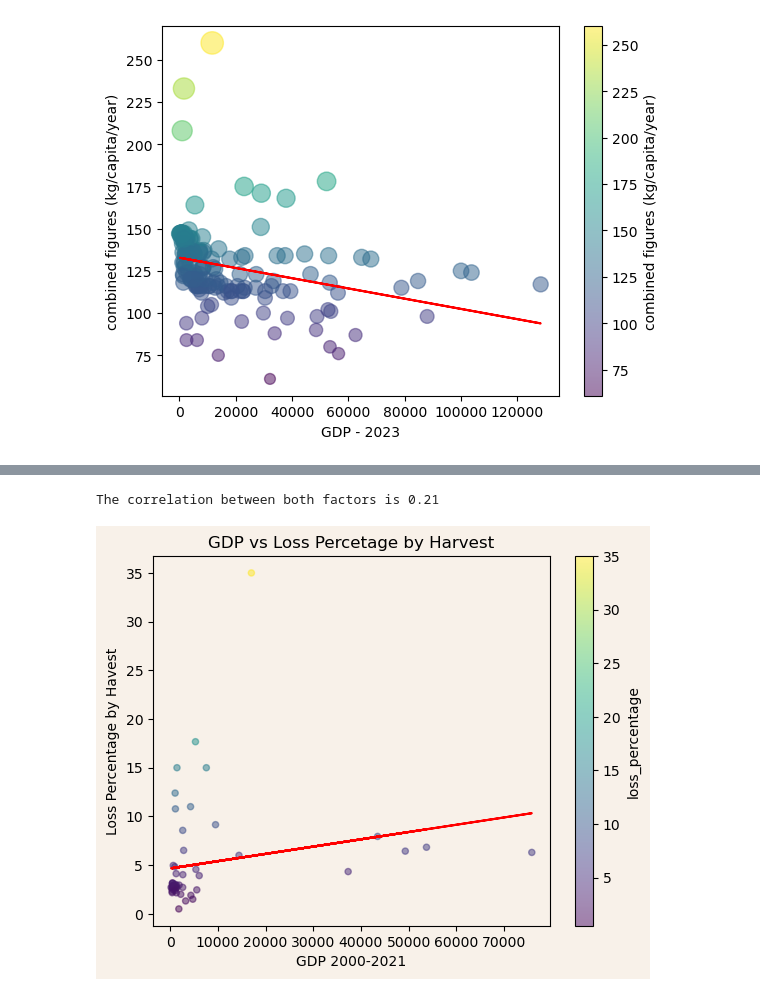
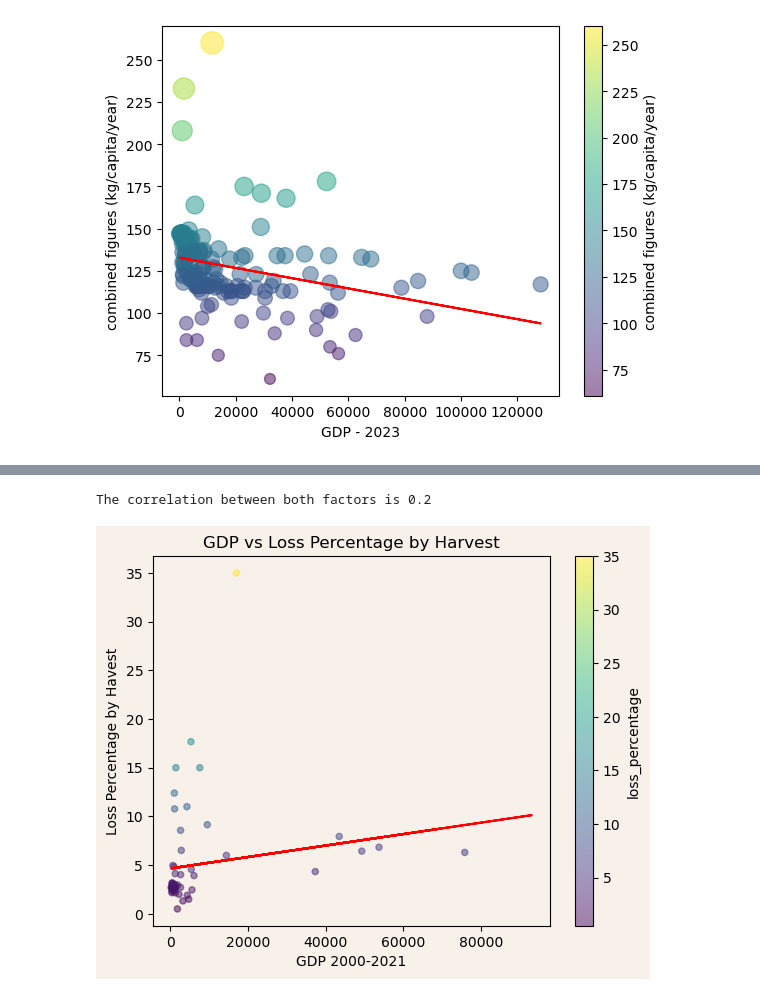
Before and after one commit to alanisrperez/food-waste-patterns, a Jupyter notebook: Files/main.ipynb, the cells around one changed output, grey strips where cells are left out. Drawn from its saved outputs; the diff is of its cells as text; code cells hidden in the pictures.

```diff
--- a/Files/main.ipynb
+++ b/Files/main.ipynb
@@ -217,7 +230,7 @@ food_loss_mean = food_loss_mean.reset_index()
 Farm = []
 Harvest = []
 Storage = []
-Transportation = []
+Household = []
 
 food_loss_mean.head(50)
 
@@ -230,8 +243,8 @@ for index, row in food_loss_mean.iterrows():
         Harvest.append(row)
     elif row['food_supply_stage'] == 'Storage':
         Storage.append(row)
-    elif row['food_supply_stage'] == 'Transportation':
-        Transportation.append(row)
+    elif row['food_supply_stage'] == 'Household':
+        Household.append(row)
 Farm = pd.DataFrame(Farm)
 Farm = pd.merge(Farm,GDP_Per_Country_list, how='left', on='country')
 Farm = Farm.dropna(how = 'any')
@@ -269,25 +290,25 @@ The correlation between both factors is 0.13
 # %%
 Harvest.plot(kind="scatter", x='Mean GDP' ,
           y='loss_percentage',
           c='loss_percentage',
           cmap='viridis', alpha=0.5,
           xlabel='GDP 2000-2021',
           ylabel='Loss Percentage by Havest',
-          title='GDP vs Loss Percetage by Harvest')
-x_values = Harvest['Mean GDP']
+          title='GDP vs Loss Percentage by Harvest')
+x_values = Harvest['2021']
 (slope, intercept, rvalue, pvalue, stderr) = st.linregress(x_values,Harvest["loss_percentage"] )
 regress_values = x_values * slope + intercept
 plt.plot(x_values,regress_values,"r-")
 
 plt.gca().set_facecolor('#F8F1E9')
 plt.gcf().set_facecolor('#F8F1E9')
 
 correlation = st.pearsonr(x_values,Harvest["loss_percentage"])
 print(f"The correlation between both factors is {round(correlation[0],2)}")
-plt.savefig('GDP vs Loss Percetage by Harvest.png')
+plt.savefig('GDP vs Loss Percentage by Harvest.png')
 # %% [output]
-The correlation between both factors is 0.21
+The correlation between both factors is 0.2
-[figure, old version]
+[figure, new version]
 # %%
 Storage.plot(kind="scatter", x='Mean GDP' ,
           y='loss_percentage',
```
Also changed, not shown: parts of 8 cells of this notebook, 24 other files.
